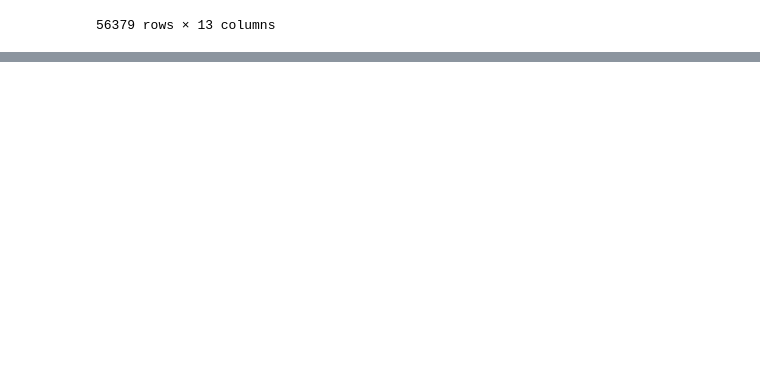
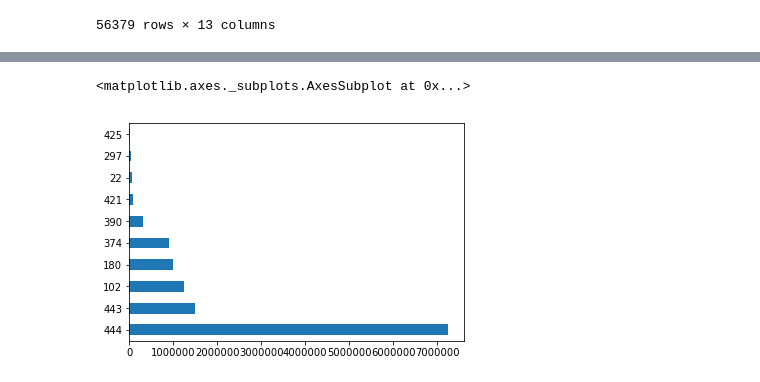
Before and after one commit to ChampeBarton/UFPD-Battery-Locations, a Jupyter notebook: Las Angeles Times Notebook.ipynb, the cells around one changed output, grey strips where cells are left out. Drawn from its saved outputs; the diff is of its cells as text; code cells hidden in the pictures; blank space fills up the shorter version.

```diff
--- a/Las Angeles Times Notebook.ipynb
+++ b/Las Angeles Times Notebook.ipynb
@@ -527,0 +553,5 @@ contribs
+# %%
+top_supporters.amount.plot.barh()
+# %% [output]
+<matplotlib.axes._subplots.AxesSubplot at 0x...>
+[figure, added]
```
Also changed, not shown: parts of 17 cells of this notebook.
